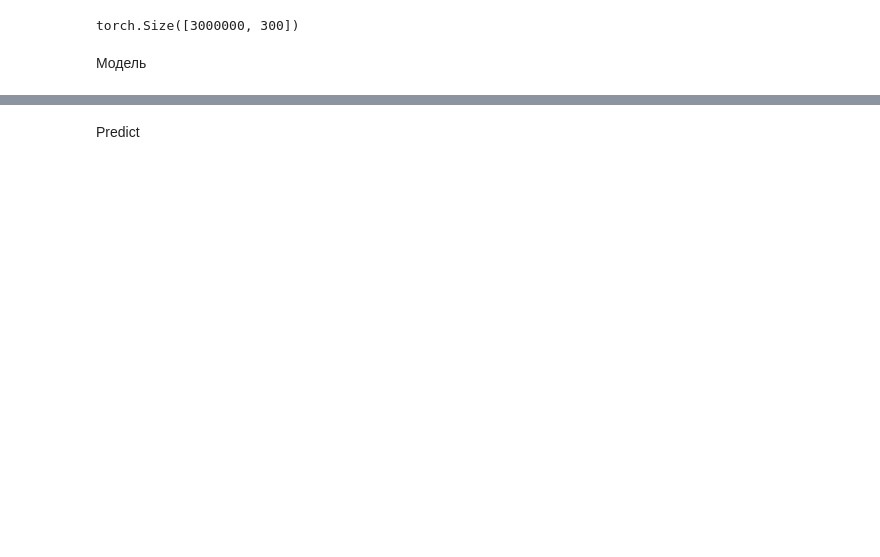
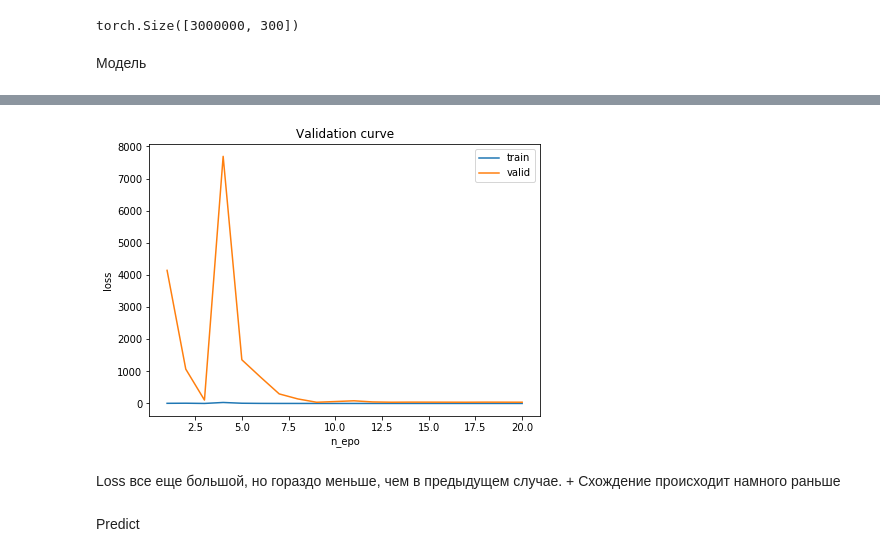
Before and after one commit to Stoneberry/CompLingv_hse, a Jupyter notebook: assignment_5_Kostyanitsyna.ipynb, the cells around one changed output, grey strips where cells are left out. Cells and saved outputs as stored; diff of their text form; code cells hidden in the pictures; blank space fills up the shorter version.

```diff
--- a/assignment_5_Kostyanitsyna.ipynb
+++ b/assignment_5_Kostyanitsyna.ipynb
@@ -343,0 +385,4 @@ my_plot(10, total_lr2)
+# %%
+ls_plot(total_loss2)
+# %% [output]
+[figure, added]
@@ -344,3 +391,5 @@ my_plot(10, total_lr2)
+# %% [markdown]
+Loss все еще большой, но гораздо меньше, чем в предыдущем случае. + Схождение происходит намного раньше
 # %% [markdown]
 Predict
 # %%
```
Also changed, not shown: parts of 30 cells of this notebook.
